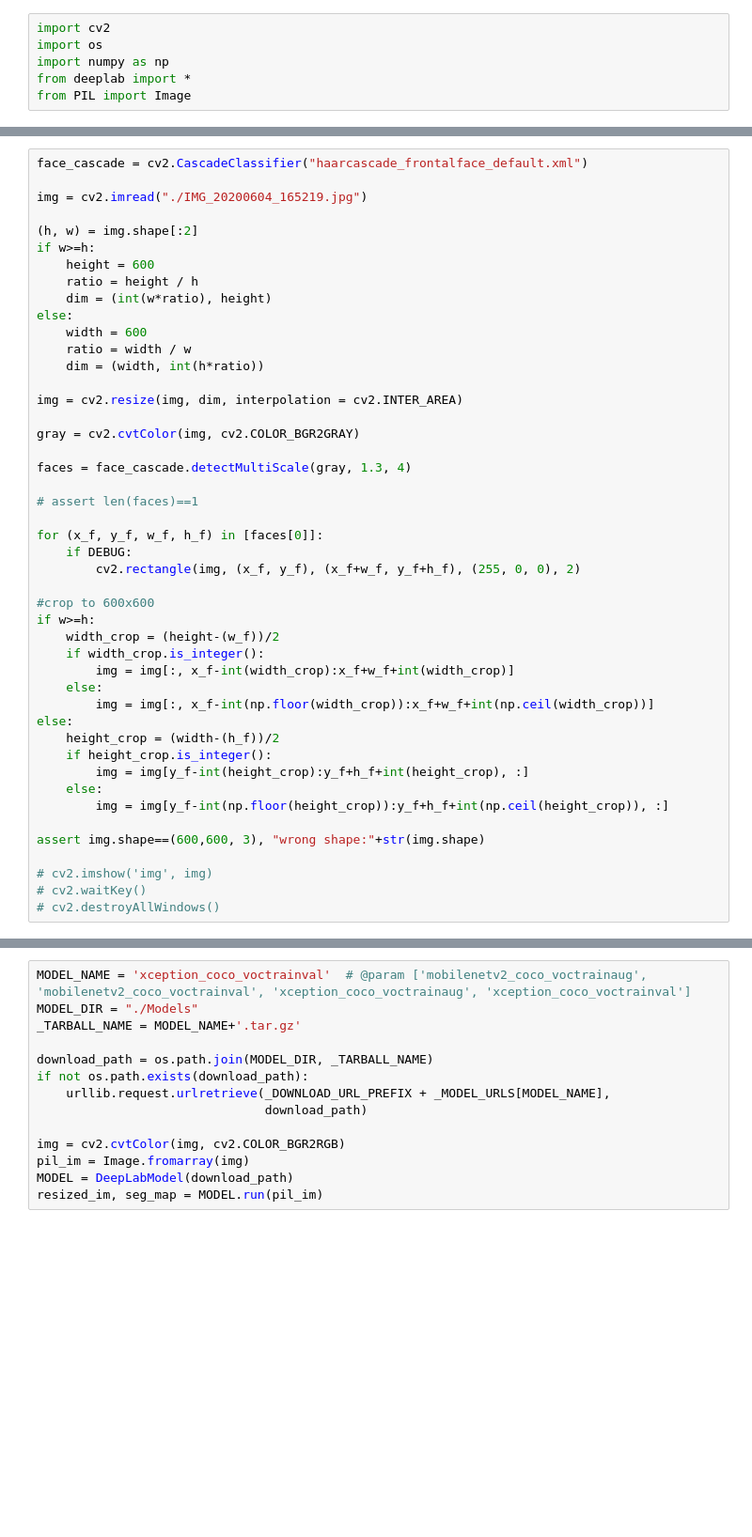
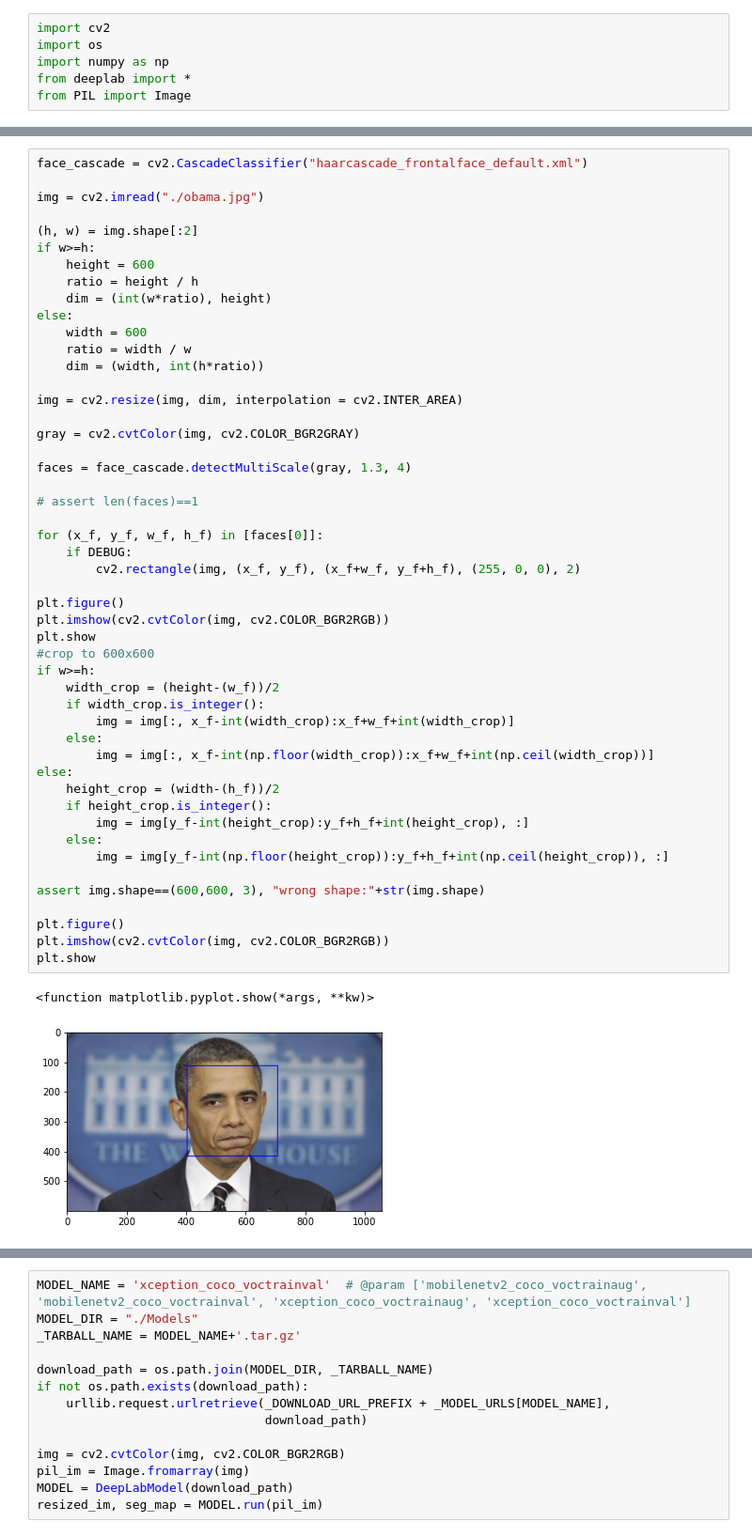
Before and after one commit to nthanhtin/DeepLab-Passport-Image, a Jupyter notebook: Passport Photo Maker.ipynb, the cells around one changed output, grey strips where cells are left out. Shown at 94% size. Cells and saved outputs as stored; diff of their text form; blank space fills up the shorter version.

```diff
--- a/Passport Photo Maker.ipynb
+++ b/Passport Photo Maker.ipynb
@@ -17,7 +17,7 @@ if CHECK_DIM:
 # %%
 face_cascade = cv2.CascadeClassifier("haarcascade_frontalface_default.xml")
 
-img = cv2.imread("./IMG_20200604_165219.jpg")
+img = cv2.imread("./obama.jpg")
 
 (h, w) = img.shape[:2]
 if w>=h:
@@ -30,33 +30,39 @@ else:
     dim = (width, int(h*ratio))
 
 img = cv2.resize(img, dim, interpolation = cv2.INTER_AREA)
 
 gray = cv2.cvtColor(img, cv2.COLOR_BGR2GRAY)
 
 faces = face_cascade.detectMultiScale(gray, 1.3, 4)
 
 # assert len(faces)==1
 
 for (x_f, y_f, w_f, h_f) in [faces[0]]:
     if DEBUG:
         cv2.rectangle(img, (x_f, y_f), (x_f+w_f, y_f+h_f), (255, 0, 0), 2)
 
+plt.figure()
+plt.imshow(cv2.cvtColor(img, cv2.COLOR_BGR2RGB))
+plt.show
 #crop to 600x600
 if w>=h:
     width_crop = (height-(w_f))/2
     if width_crop.is_integer():
         img = img[:, x_f-int(width_crop):x_f+w_f+int(width_crop)]
     else:
         img = img[:, x_f-int(np.floor(width_crop)):x_f+w_f+int(np.ceil(width_crop))]
 else:
     height_crop = (width-(h_f))/2
     if height_crop.is_integer():
         img = img[y_f-int(height_crop):y_f+h_f+int(height_crop), :]
     else:
         img = img[y_f-int(np.floor(height_crop)):y_f+h_f+int(np.ceil(height_crop)), :]
 
 assert img.shape==(600,600, 3), "wrong shape:"+str(img.shape)
 
-# cv2.imshow('img', img)
-# cv2.waitKey()
-# cv2.destroyAllWindows()
+plt.figure()
+plt.imshow(cv2.cvtColor(img, cv2.COLOR_BGR2RGB))
+plt.show
+# %% [output]
+<function matplotlib.pyplot.show(*args, **kw)>
+[figure, added]
```
Also changed, not shown: parts of 4 cells of this notebook, 5 other files.
